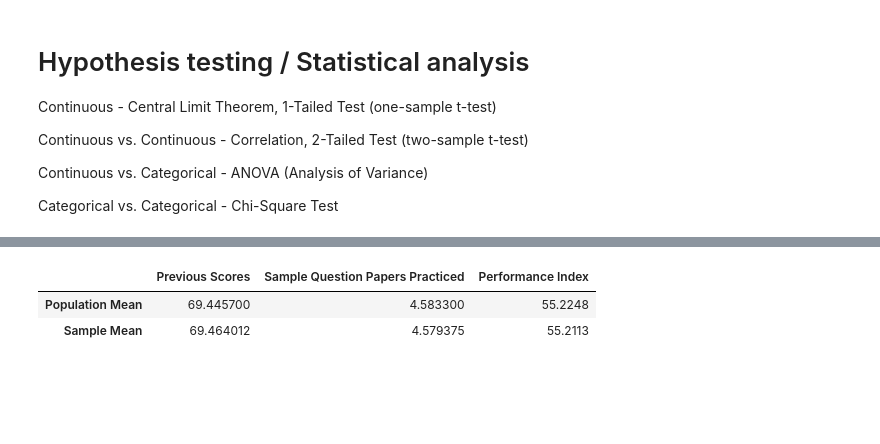
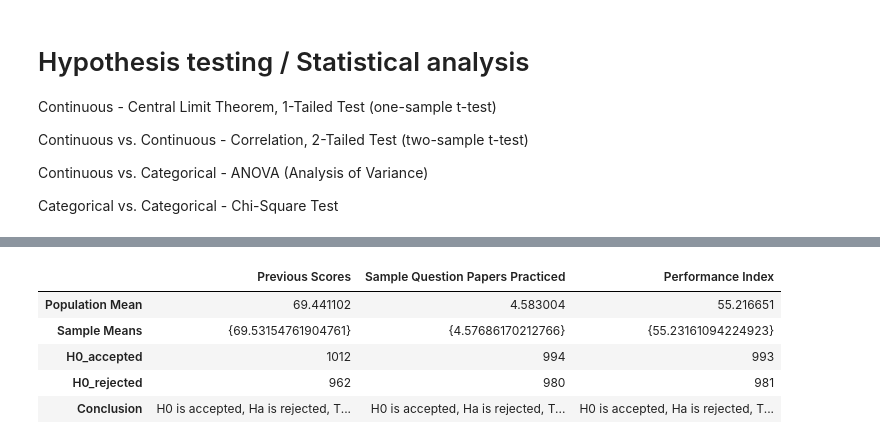
Before and after one commit to Saravanan-20G/Dataset8-Student_Performance, a Jupyter notebook: student_performance.ipynb, the cells around one changed output, grey strips where cells are left out. Drawn from its saved outputs; the diff is of its cells as text; code cells hidden in the pictures; blank space fills up the shorter version.

```diff
--- a/student_performance.ipynb
+++ b/student_performance.ipynb
@@ -151,2 +263,2 @@ def hypothesis_testing(df, continuous_columns=[], category_columns=[], sampling_
 # %%
-ContinuousColumn_result = hypothesis_testing(df, continuous_columns, category_columns)
+ContinesColumn_result, comperativeColumn_result = hypothesisTesting(df,continuous_columns , category_columns)
@@ -153,7 +283,10 @@ ContinuousColumn_result = hypothesis_testing(df, continuous_columns, category_co
 # %%
-ContinesColumn_result_df = pd.DataFrame(ContinuousColumn_result)
+ContinesColumn_result_df = pd.DataFrame(ContinesColumn_result)
 ContinesColumn_result_df
 # %% [output]
 |  | Previous Scores | Sample Question Papers Practiced | Performance Index |
-| Population Mean | 69.445700 | 4.583300 | 55.2248 |
-| Sample Mean | 69.464012 | 4.579375 | 55.2113 |
+| Population Mean | 69.441102 | 4.583004 | 55.216651 |
+| Sample Means | {69.53154761904761} | {4.57686170212766} | {55.23161094224923} |
+| H0_accepted | 1012 | 994 | 993 |
+| H0_rejected | 962 | 980 | 981 |
+| Conclusion | H0 is accepted, Ha is rejected, T... | H0 is accepted, Ha is rejected, T... | H0 is accepted, Ha is rejected, T... |
```
Also changed, not shown: parts of 12 cells of this notebook.
